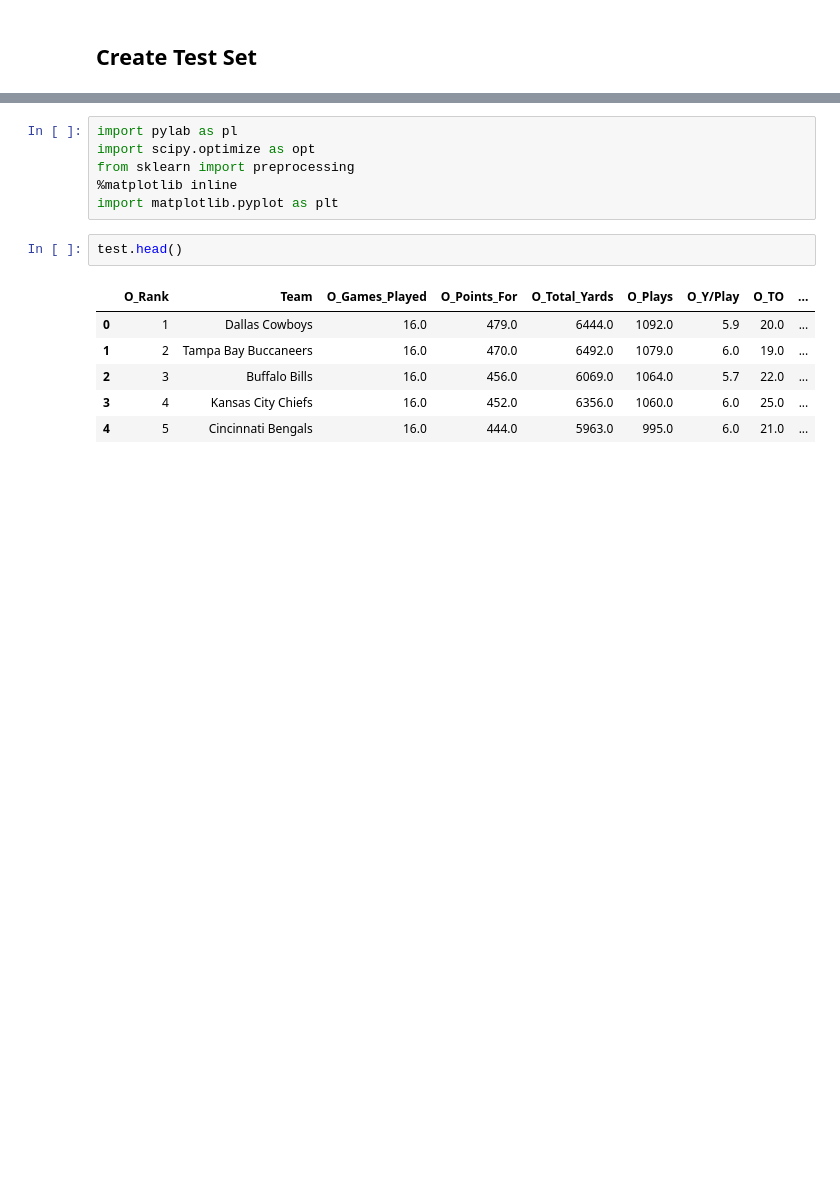
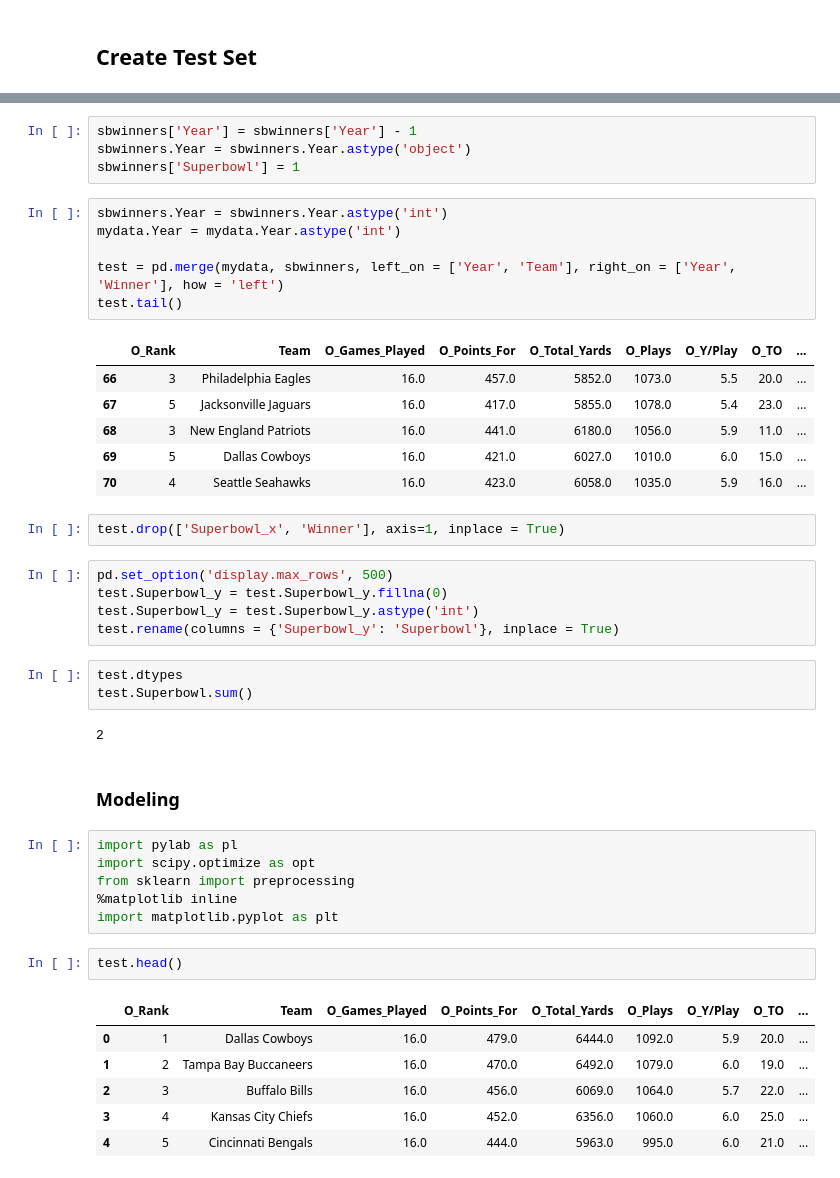
Before and after one commit to stefimaz/Praedico, a Jupyter notebook: Combine_csv.ipynb, the cells around one changed output, grey strips where cells are left out. Saved outputs shown, nothing was run; the diff lists cells and outputs as text; blank space fills up the shorter version.

```diff
--- a/Combine_csv.ipynb
+++ b/Combine_csv.ipynb
@@ -447,3 +433,34 @@ test.Superbowl.sum()
+# %%
+sbwinners['Year'] = sbwinners['Year'] - 1
+sbwinners.Year = sbwinners.Year.astype('object')
+sbwinners['Superbowl'] = 1
+# %%
+sbwinners.Year = sbwinners.Year.astype('int')
+mydata.Year = mydata.Year.astype('int')
+
+test = pd.merge(mydata, sbwinners, left_on = ['Year', 'Team'], right_on = ['Year', 'Winner'], how = 'left')
+test.tail()
+# %% [output]
+|  | O_Rank | Team | O_Games_Played | O_Points_For | O_Total_Yards | O_Plays | O_Y/Play | O_TO | ... |
+| 66 | 3 | Philadelphia Eagles | 16.0 | 457.0 | 5852.0 | 1073.0 | 5.5 | 20.0 | ... |
+| 67 | 5 | Jacksonville Jaguars | 16.0 | 417.0 | 5855.0 | 1078.0 | 5.4 | 23.0 | ... |
+| 68 | 3 | New England Patriots | 16.0 | 441.0 | 6180.0 | 1056.0 | 5.9 | 11.0 | ... |
+| 69 | 5 | Dallas Cowboys | 16.0 | 421.0 | 6027.0 | 1010.0 | 6.0 | 15.0 | ... |
+| 70 | 4 | Seattle Seahawks | 16.0 | 423.0 | 6058.0 | 1035.0 | 5.9 | 16.0 | ... |
+# %%
+test.drop(['Superbowl_x', 'Winner'], axis=1, inplace = True)
+# %%
+pd.set_option('display.max_rows', 500)
+test.Superbowl_y = test.Superbowl_y.fillna(0)
+test.Superbowl_y = test.Superbowl_y.astype('int')
+test.rename(columns = {'Superbowl_y': 'Superbowl'}, inplace = True)
+# %%
+test.dtypes
+test.Superbowl.sum()
+# %% [output]
+2
+# %% [markdown]
+### Modeling
 # %%
 import pylab as pl
 import scipy.optimize as opt
```
Also changed, not shown: parts of 64 cells of this notebook, 1 other file.
